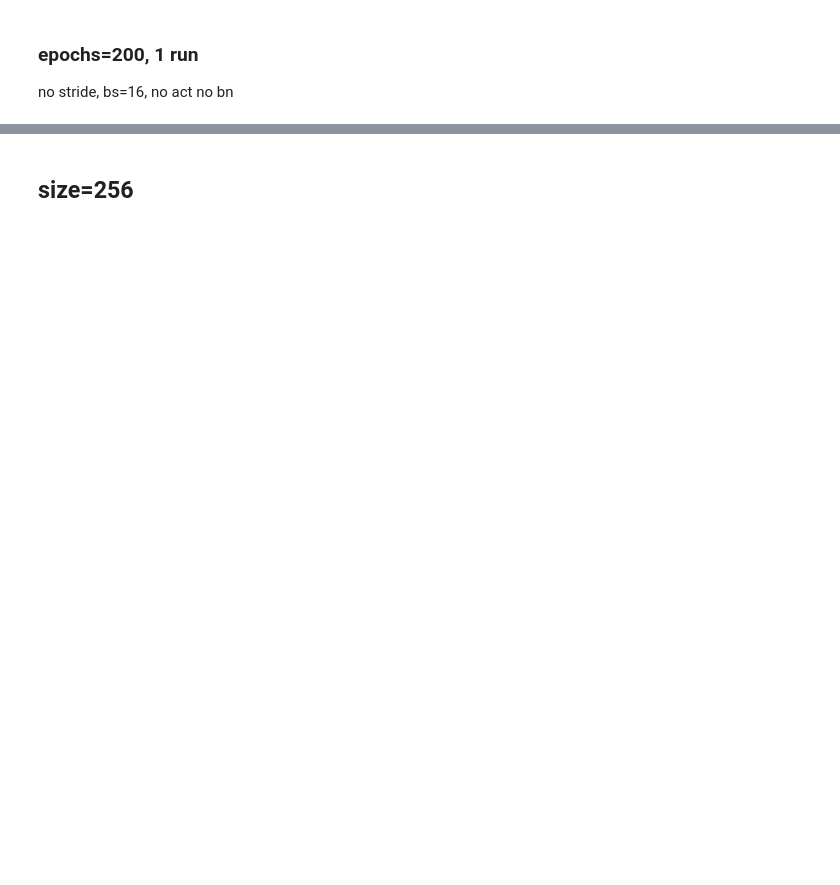
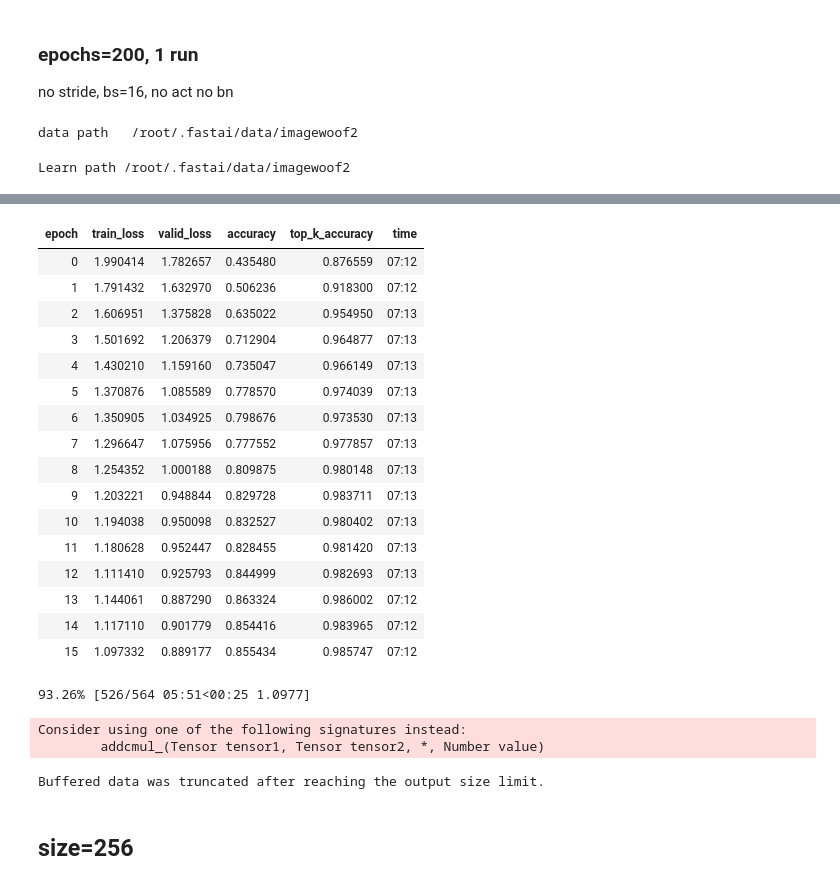
Before and after one commit to BoaEi/imagenette_experiments, a Jupyter notebook: ResNet_separable.ipynb, the cells around one changed output, grey strips where cells are left out. Drawn from its saved outputs; the diff is of its cells as text; code cells hidden in the pictures; blank space fills up the shorter version.

```diff
--- a/ResNet_separable.ipynb
+++ b/ResNet_separable.ipynb
@@ -426,7 +476,10 @@ no stride, bs=16, no act no bn
 res = []
 for epochs in [200]:
     mixup=0 if epochs<=20 else 0.2
-    learn = get_learn(model=model, size=192, bs=32, mixup=mixup)
+    learn = get_learn(model=model, size=192, bs=16, mixup=mixup)
     learn.fit_fc(epochs, lr=4e-3, moms=(0.95,0.95), start_pct=0.72)
     res += [learn.recorder.metrics[-1][0].item()]
 print([round(x, 6) for x in res], sum(res)/len(res))
+# %% [output]
+data path   /root/.fastai/data/imagewoof2
+Learn path /root/.fastai/data/imagewoof2
@@ -432,0 +487,21 @@ print([round(x, 6) for x in res], sum(res)/len(res))
+| epoch | train_loss | valid_loss | accuracy | top_k_accuracy | time |
+| 0 | 1.990414 | 1.782657 | 0.435480 | 0.876559 | 07:12 |
+| 1 | 1.791432 | 1.632970 | 0.506236 | 0.918300 | 07:12 |
+| 2 | 1.606951 | 1.375828 | 0.635022 | 0.954950 | 07:13 |
+| 3 | 1.501692 | 1.206379 | 0.712904 | 0.964877 | 07:13 |
+| 4 | 1.430210 | 1.159160 | 0.735047 | 0.966149 | 07:13 |
+| 5 | 1.370876 | 1.085589 | 0.778570 | 0.974039 | 07:13 |
+| 6 | 1.350905 | 1.034925 | 0.798676 | 0.973530 | 07:13 |
+| 7 | 1.296647 | 1.075956 | 0.777552 | 0.977857 | 07:13 |
+| 8 | 1.254352 | 1.000188 | 0.809875 | 0.980148 | 07:13 |
+| 9 | 1.203221 | 0.948844 | 0.829728 | 0.983711 | 07:13 |
+| 10 | 1.194038 | 0.950098 | 0.832527 | 0.980402 | 07:13 |
+| 11 | 1.180628 | 0.952447 | 0.828455 | 0.981420 | 07:13 |
+| 12 | 1.111410 | 0.925793 | 0.844999 | 0.982693 | 07:13 |
+| 13 | 1.144061 | 0.887290 | 0.863324 | 0.986002 | 07:12 |
+| 14 | 1.117110 | 0.901779 | 0.854416 | 0.983965 | 07:12 |
+| 15 | 1.097332 | 0.889177 | 0.855434 | 0.985747 | 07:12 |
+93.26% [526/564 05:51<00:25 1.0977]
+Consider using one of the following signatures instead:
+        addcmul_(Tensor tensor1, Tensor tensor2, *, Number value)
+Buffered data was truncated after reaching the output size limit.
```
Also changed, not shown: parts of 8 cells of this notebook.
